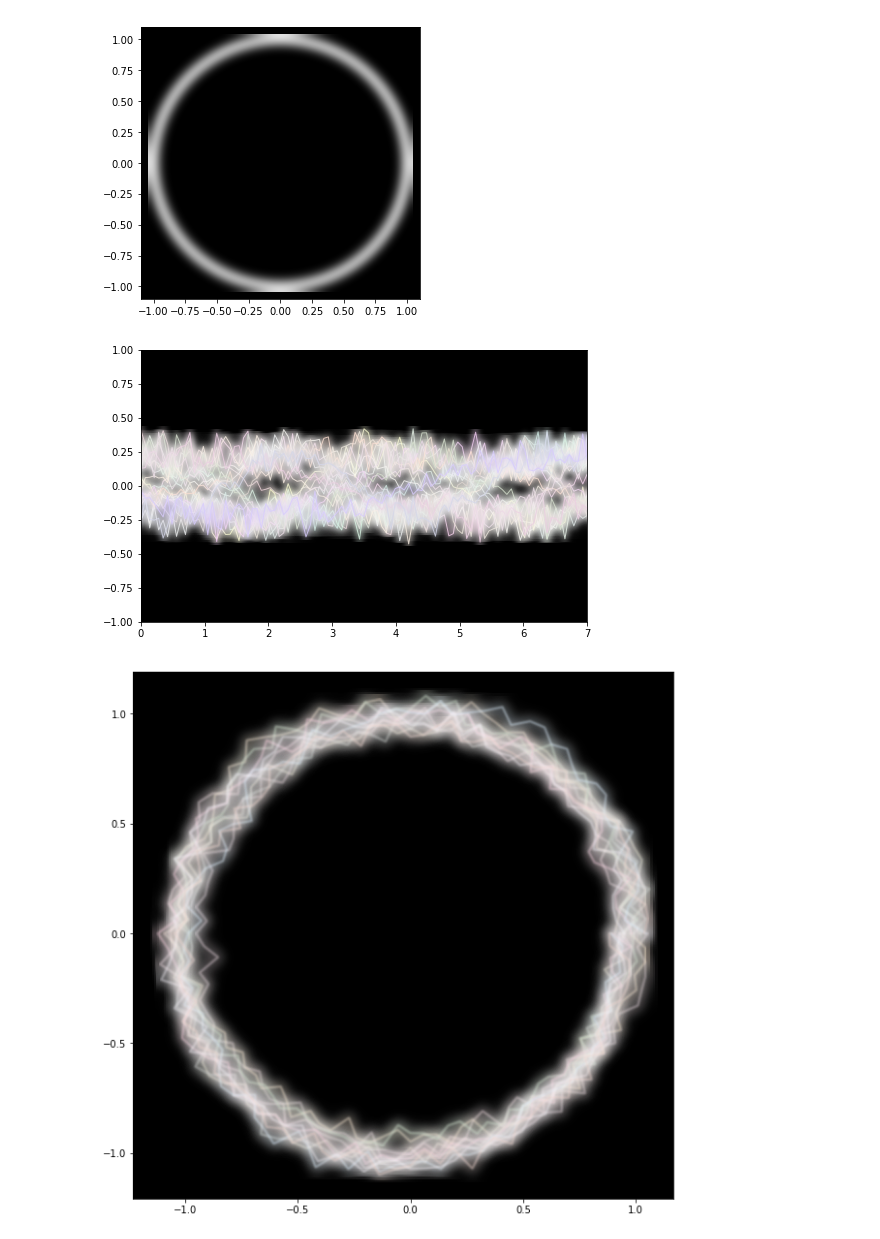
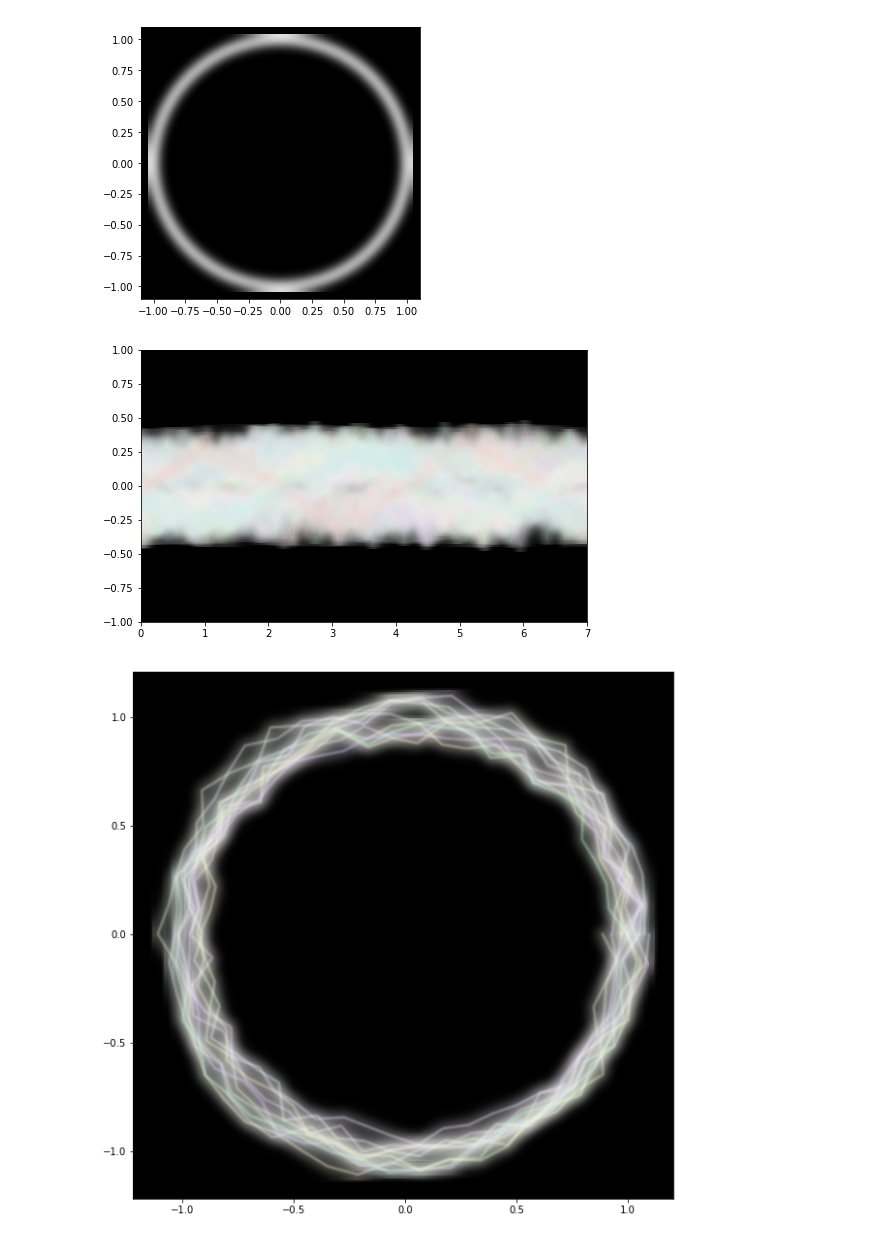
Before and after one commit to tjwei/NDHU_AM1130, a Jupyter notebook: week11-effect.ipynb, the cells around one changed output. Saved outputs shown, nothing was run; the diff lists cells and outputs as text; code cells hidden in the pictures.

```diff
--- a/week11-effect.ipynb
+++ b/week11-effect.ipynb
@@ -25,22 +25,23 @@ plt.plot?
 # %%
 plt.figure(figsize=(8,5))
 ax = plt.gca()
 ax.set_facecolor('black')
 plt.xlim(0,7)
 plt.ylim(-1, 1)
 
 t = np.linspace(0, 7, 101)
-for d in range(20):
+for d in range(30):
     shift = np.random.uniform(low=0, high=2*np.pi)
     noise = np.random.uniform(low=-0.05, high=0.05, size=t.shape)
+    noise2 = np.random.uniform(low=-0.05, high=0.05, size=t.shape)
     freq = np.random.uniform(low=0.5, high=2)
     r = np.random.uniform(low=0.5, high=2, size=t.shape)
     color = tuple(np.random.uniform(0.8,1, size=3))
-    plt.plot(t, .2*r*np.sin(freq*t+shift+noise), c=color, linewidth=5, alpha=0.3, agg_filter=Blur(7))
-    plt.plot(t, .2*r*np.sin(freq*t+shift)+noise, c=color, linewidth=5, alpha=0.5, agg_filter=Blur(3))
-    plt.plot(t, .2*r*np.sin(freq*t+shift+noise)+noise, c=color, linewidth=1, alpha=.8, agg_filter=Blur(0))
+    plt.plot(t, .2*r*np.sin(freq*t+shift+noise2), c=color, linewidth=15, alpha=0.2, agg_filter=Blur(7))
+    plt.plot(t, .2*r*np.sin(freq*t+shift)+noise, c=color, linewidth=10, alpha=0.3, agg_filter=Blur(3))
+    plt.plot(t, .2*r*np.sin(freq*t+shift+noise2)+noise, c=color, linewidth=1, alpha=.1, agg_filter=Blur(0))
 # %% [output]
-[figure, old version]
+[figure, new version]
 # %%
 plt.figure(figsize=(10,10))
 ax = plt.gca()
@@ -48,7 +49,7 @@ ax.set_facecolor('black')
 #plt.xlim(0,7)
 #plt.ylim(-1, 1)
 
-t = np.linspace(0, 2*np.pi, 101)
+t = np.linspace(0, 2*np.pi, 51)
 for d in range(10):
     shift = np.random.uniform(low=0, high=2*np.pi)
     noise = np.random.uniform(low=-0.05, high=0.05, size=t.shape)
@@ -60,4 +61,4 @@ for d in range(10):
     plt.plot(z*np.cos(t), z*np.sin(t), c=color, linewidth=10, alpha=0.3, agg_filter=Blur(5))
     plt.plot(z*np.cos(t), z*np.sin(t), c=color, linewidth=2, alpha=.5, agg_filter=Blur(1))
 # %% [output]
-[figure, old version]
+[figure, new version]
```
Also changed, not shown: 2 other files.
